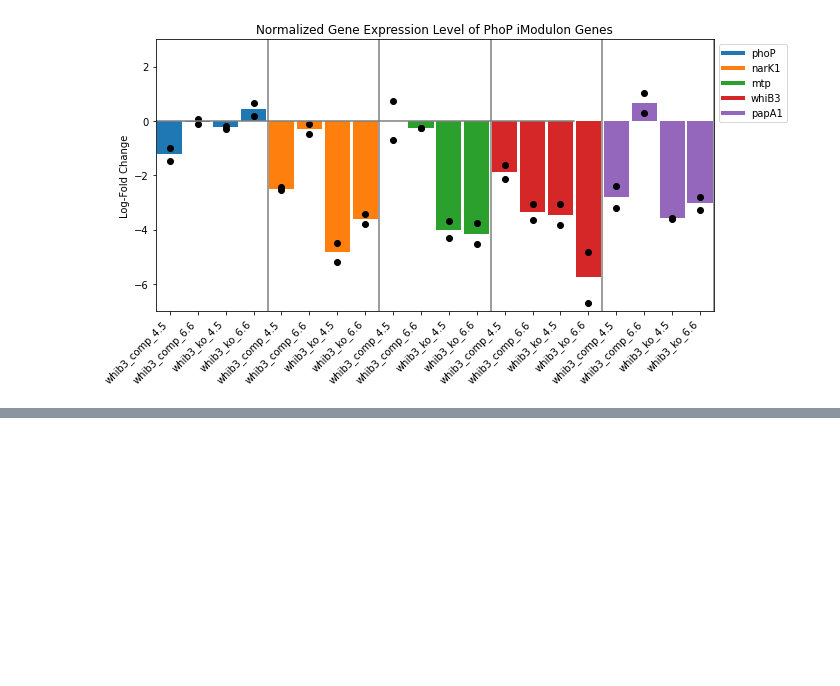
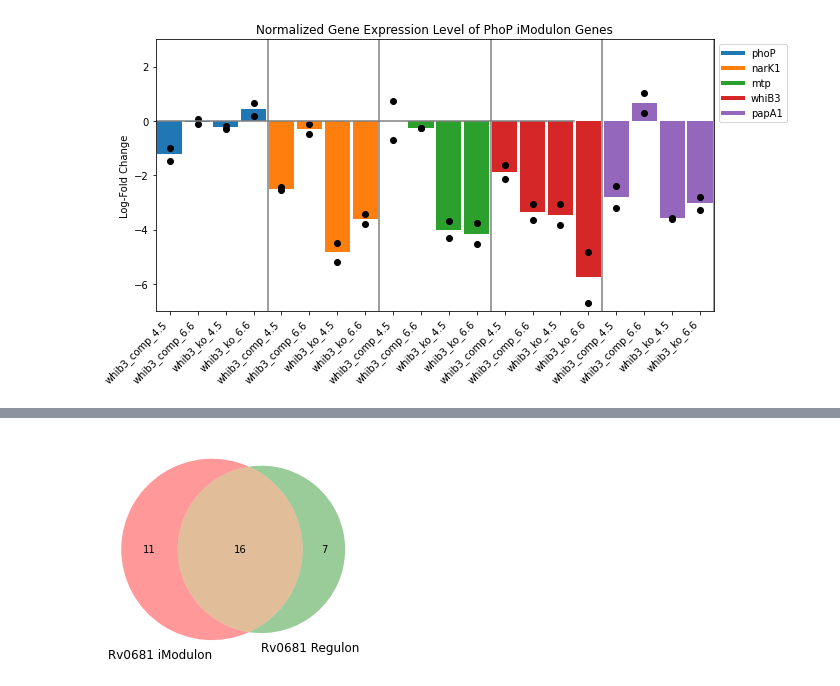
Before and after one commit to Reosu/modulome_mtb, a Jupyter notebook: notebooks/Validation_and_Discovery_Figures.ipynb, the cells around one changed output, grey strips where cells are left out. Cells and saved outputs as stored; diff of their text form; code cells hidden in the pictures; blank space fills up the shorter version.

```diff
--- a/notebooks/Validation_and_Discovery_Figures.ipynb
+++ b/notebooks/Validation_and_Discovery_Figures.ipynb
@@ -556,0 +654,7 @@ plt.savefig("../figures/interim_figures/PhoP_Activities.svg",transparent =True)
+# %%
+rv0681_imod = set(ica_data.view_imodulon("Rv0681").index)
+rv0681_regulon = set(ica_data.trn.loc[ica_data.trn["regulator"]=="Rv0681"].gene_id)
+venn2([rv0681_imod,rv0681_regulon],["Rv0681 iModulon","Rv0681 Regulon"])
+plt.savefig("../figures/interim_figures/Rv0681_Regulon_Venn.svg",transparent=True)
+# %% [output]
+[figure, added]
```
Also changed, not shown: parts of 8 cells of this notebook, 14 other files.
